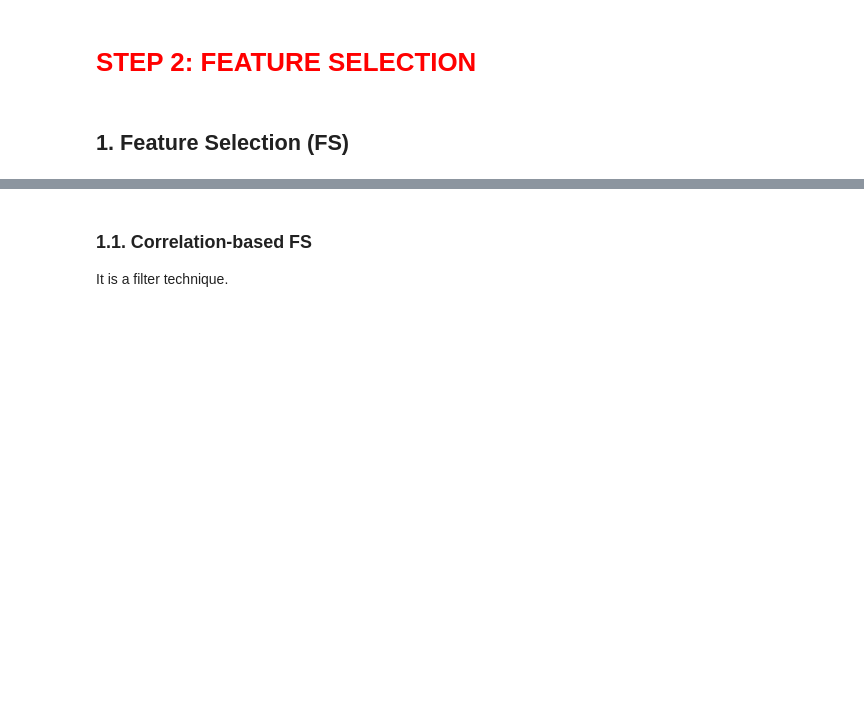
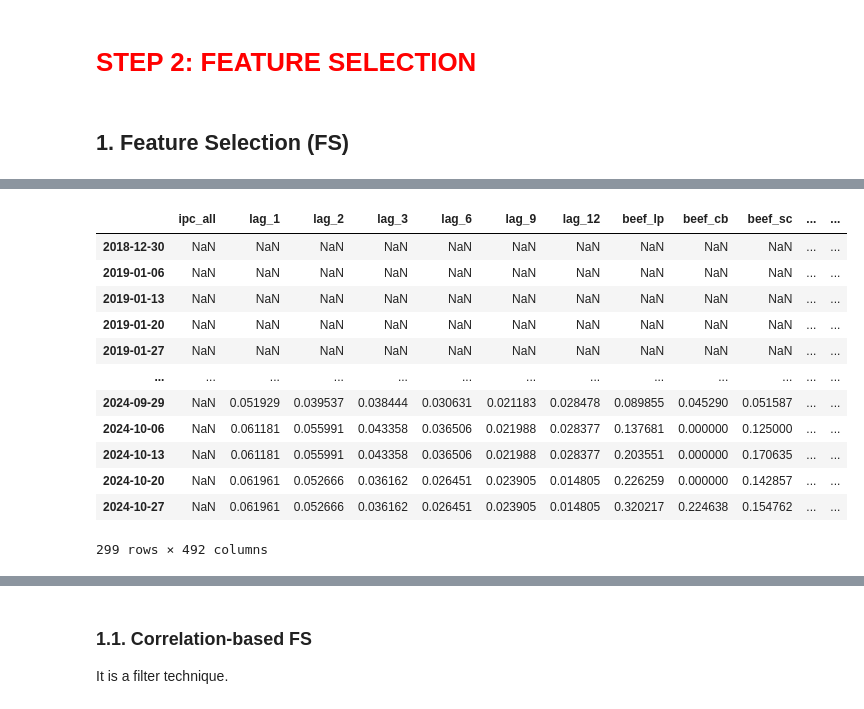
Before and after one commit to osmarbolivar/High-Freq-Inflation-Forecast-2SML, a Jupyter notebook: Feature_Selection.ipynb, the cells around one changed output, grey strips where cells are left out. Saved outputs shown, nothing was run; the diff lists cells and outputs as text; code cells hidden in the pictures; blank space fills up the shorter version.

```diff
--- a/Feature_Selection.ipynb
+++ b/Feature_Selection.ipynb
@@ -61,0 +42,18 @@ dataset_m.tail(20)
+# %%
+# Calculate year-on-year growth rates
+dataset_w_yoy = dataset_w.copy().pct_change(periods=52)
+dataset_w_yoy
+# %% [output]
+|  | ipc_all | lag_1 | lag_2 | lag_3 | lag_6 | lag_9 | lag_12 | beef_lp | beef_cb | beef_sc | ... | ... |
+| 2018-12-30 | NaN | NaN | NaN | NaN | NaN | NaN | NaN | NaN | NaN | NaN | ... | ... |
+| 2019-01-06 | NaN | NaN | NaN | NaN | NaN | NaN | NaN | NaN | NaN | NaN | ... | ... |
+| 2019-01-13 | NaN | NaN | NaN | NaN | NaN | NaN | NaN | NaN | NaN | NaN | ... | ... |
+| 2019-01-20 | NaN | NaN | NaN | NaN | NaN | NaN | NaN | NaN | NaN | NaN | ... | ... |
+| 2019-01-27 | NaN | NaN | NaN | NaN | NaN | NaN | NaN | NaN | NaN | NaN | ... | ... |
+| ... | ... | ... | ... | ... | ... | ... | ... | ... | ... | ... | ... | ... |
+| 2024-09-29 | NaN | 0.051929 | 0.039537 | 0.038444 | 0.030631 | 0.021183 | 0.028478 | 0.089855 | 0.045290 | 0.051587 | ... | ... |
+| 2024-10-06 | NaN | 0.061181 | 0.055991 | 0.043358 | 0.036506 | 0.021988 | 0.028377 | 0.137681 | 0.000000 | 0.125000 | ... | ... |
+| 2024-10-13 | NaN | 0.061181 | 0.055991 | 0.043358 | 0.036506 | 0.021988 | 0.028377 | 0.203551 | 0.000000 | 0.170635 | ... | ... |
+| 2024-10-20 | NaN | 0.061961 | 0.052666 | 0.036162 | 0.026451 | 0.023905 | 0.014805 | 0.226259 | 0.000000 | 0.142857 | ... | ... |
+| 2024-10-27 | NaN | 0.061961 | 0.052666 | 0.036162 | 0.026451 | 0.023905 | 0.014805 | 0.320217 | 0.224638 | 0.154762 | ... | ... |
+299 rows × 492 columns
```
Also changed, not shown: parts of 4 cells of this notebook, 1 other file.
